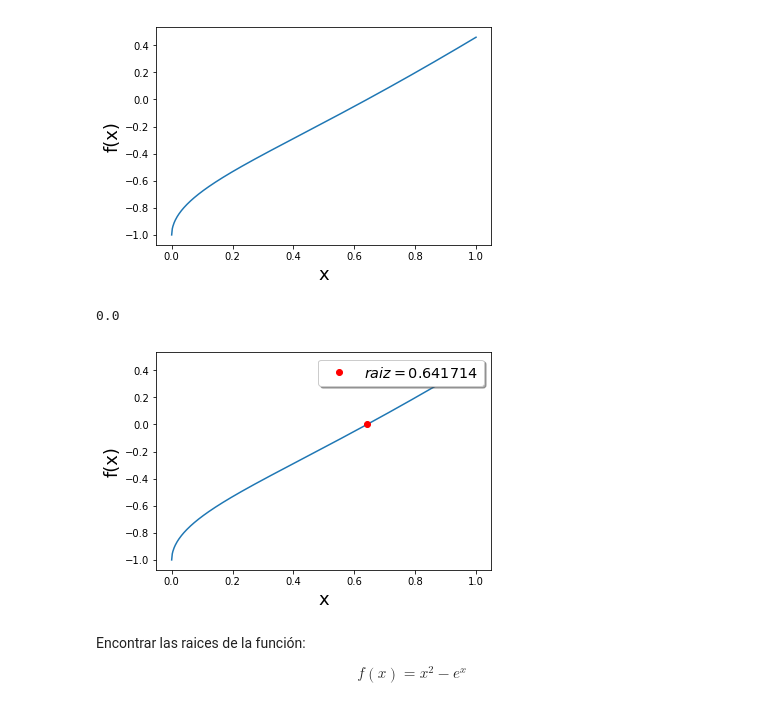
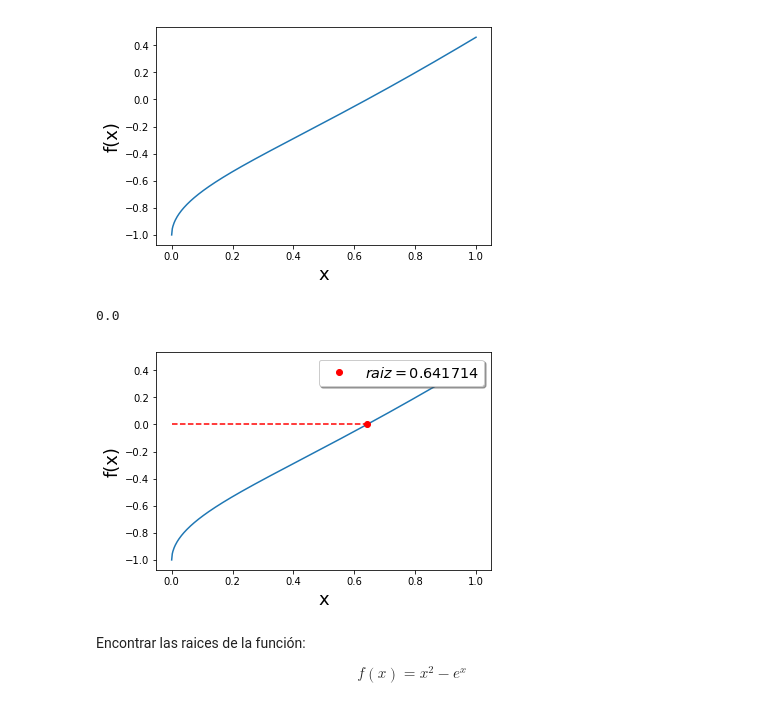
Before and after one commit to Oscar2401/M-todos-Num-ricos, a Jupyter notebook: semana_1/clase_2_Raices.ipynb, the cells around one changed output. Cells and saved outputs as stored; diff of their text form; code cells hidden in the pictures.

```diff
--- a/semana_1/clase_2_Raices.ipynb
+++ b/semana_1/clase_2_Raices.ipynb
@@ -22,30 +22,40 @@ plt.show()
 [figure]
 # %%
 a = 0.6
-b = 0.9
+b = 0.8
 
+if np.sqrt(a)-np.cos(a) < 0 and np.sqrt(b)-np.cos(b) > 0:
+    p = (a+b)/2
+    for i in range(0,100):
+        y_p = np.sqrt(p)-np.cos(p)
+        if y_p < 0:
+            a = p
+        if y_p > 0:
+            b = p
+        p = (a+b)/2
 
-p = (a+b)/2
-for i in range(0,100):
-    y_p = np.sqrt(p)-np.cos(p)
-    if y_p < 0:
-        a = p
-    if y_p > 0:
-        b = p
-    p = (a+b)/2
+    print(y_p)
+    x = np.linspace(0,1,500)
+    x_l = np.linspace(0,p,500)
+    y_l = np.zeros(len(x_l))
+    y = np.sqrt(x)-np.cos(x)
+    plt.plot(x,y)
+    plt.xlabel("x",fontsize=18)
+    plt.ylabel("f(x)",fontsize=18)
+    plt.plot(p,y_p,'ro',label='$raiz={:.6f}$'.format(p))
+    plt.plot(x_l,y_l,"r--")
+    plt.legend(loc='upper right', shadow=True, fontsize='x-large')
+    plt.show()
 
-print(y_p)
-x = np.linspace(0,1,500)
-y = np.sqrt(x)-np.cos(x)
-plt.plot(x,y)
-plt.xlabel("x",fontsize=18)
-plt.ylabel("f(x)",fontsize=18)
-plt.plot(p,y_p,'ro',label='$raiz={:.6f}$'.format(p))
-plt.legend(loc='upper right', shadow=True, fontsize='x-large')
-plt.show()
+if np.sqrt(a)-np.cos(a) > 0:
+    print("El valor de a es erroneo")
+if np.sqrt(b)-np.cos(b) < 0:
+    print("El valor de b es erroneo")
+if np.sqrt(a)-np.cos(a) > 0 and np.sqrt(b)-np.cos(b) < 0:
+    print("El valor de a y b son erroneos")
 # %% [output]
 0.0
-[figure, old version]
+[figure, new version]
 # %% [markdown]
 Encontrar las raices de la función:
 
```
Also changed, not shown: parts of 1 cell of this notebook.
